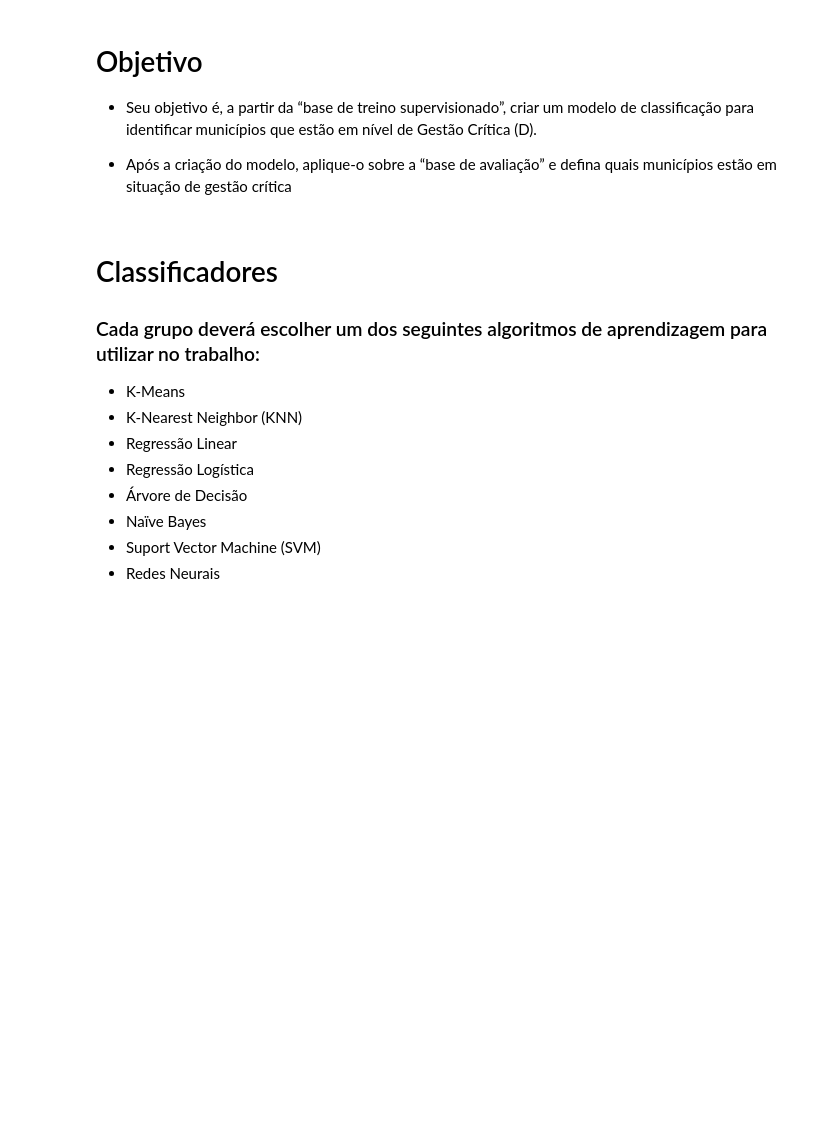
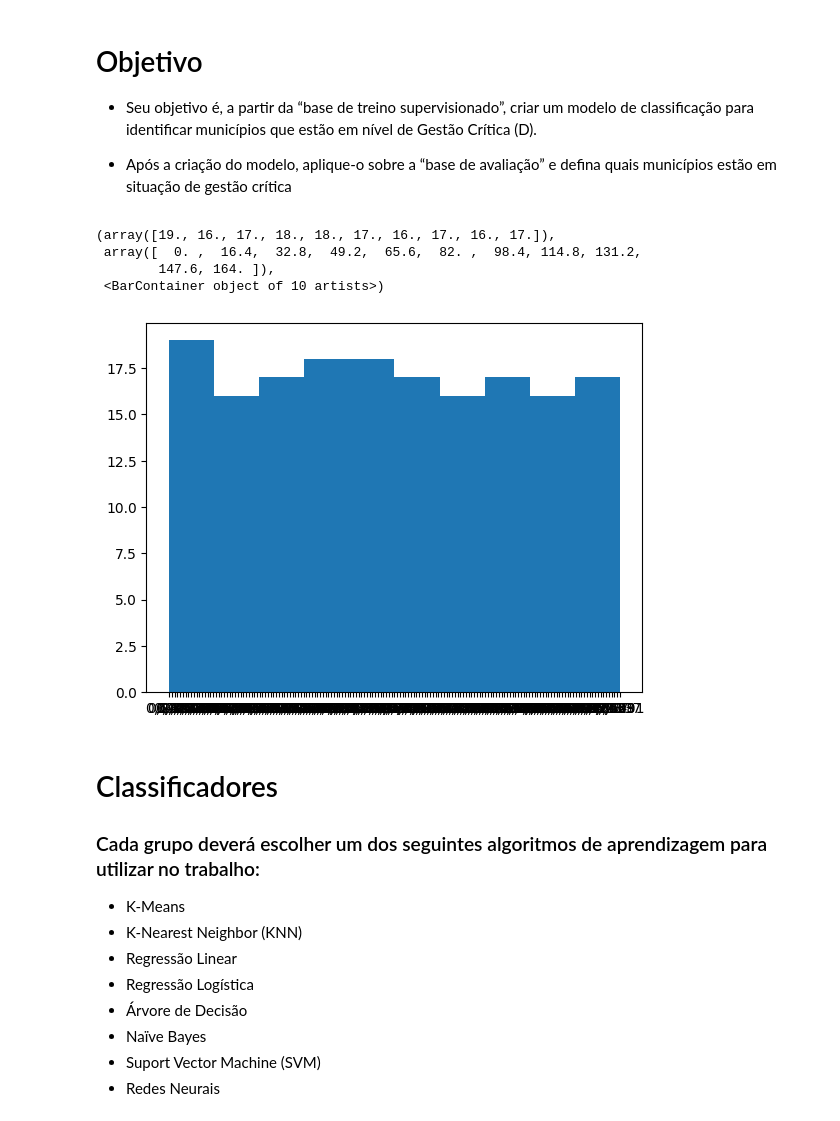
Before and after one commit to nervaljunior/JupyterHub, a Jupyter notebook: Untitled0.ipynb, the cells around one changed output. Drawn from its saved outputs; the diff is of its cells as text; code cells hidden in the pictures; blank space fills up the shorter version.

```diff
--- a/Untitled0.ipynb
+++ b/Untitled0.ipynb
@@ -94,6 +123,14 @@ classificação para identificar municípios que estão em nível de Gestão Cr
 
 * Após a criação do modelo, aplique-o sobre a “base de avaliação” e defina quais
 municípios estão em situação de gestão crítica
+# %%
+plt.hist(df_treinamento_supervisionado['IFGF'])
+# %% [output]
+(array([19., 16., 17., 18., 18., 17., 16., 17., 16., 17.]),
+ array([  0. ,  16.4,  32.8,  49.2,  65.6,  82. ,  98.4, 114.8, 131.2,
+        147.6, 164. ]),
+ <BarContainer object of 10 artists>)
+[figure, added]
 # %% [markdown]
 # Classificadores
 ### Cada grupo deverá escolher um dos seguintes algoritmos de aprendizagem para utilizar no trabalho:
```
Also changed, not shown: parts of 18 cells of this notebook.
